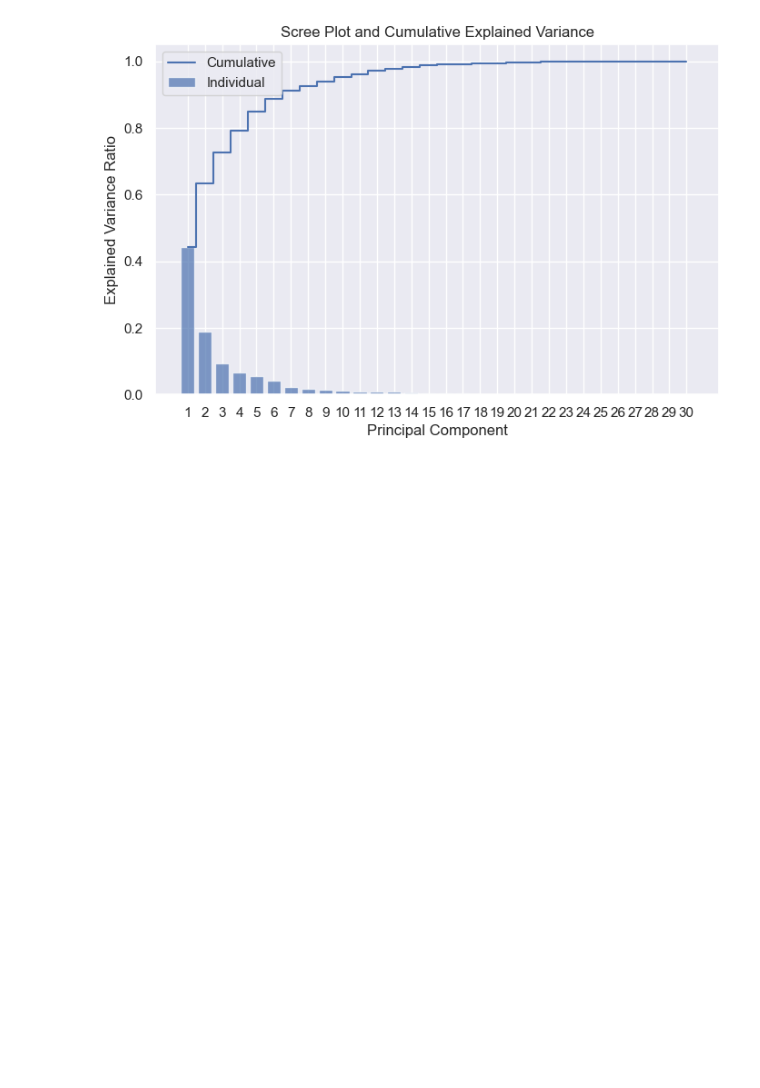
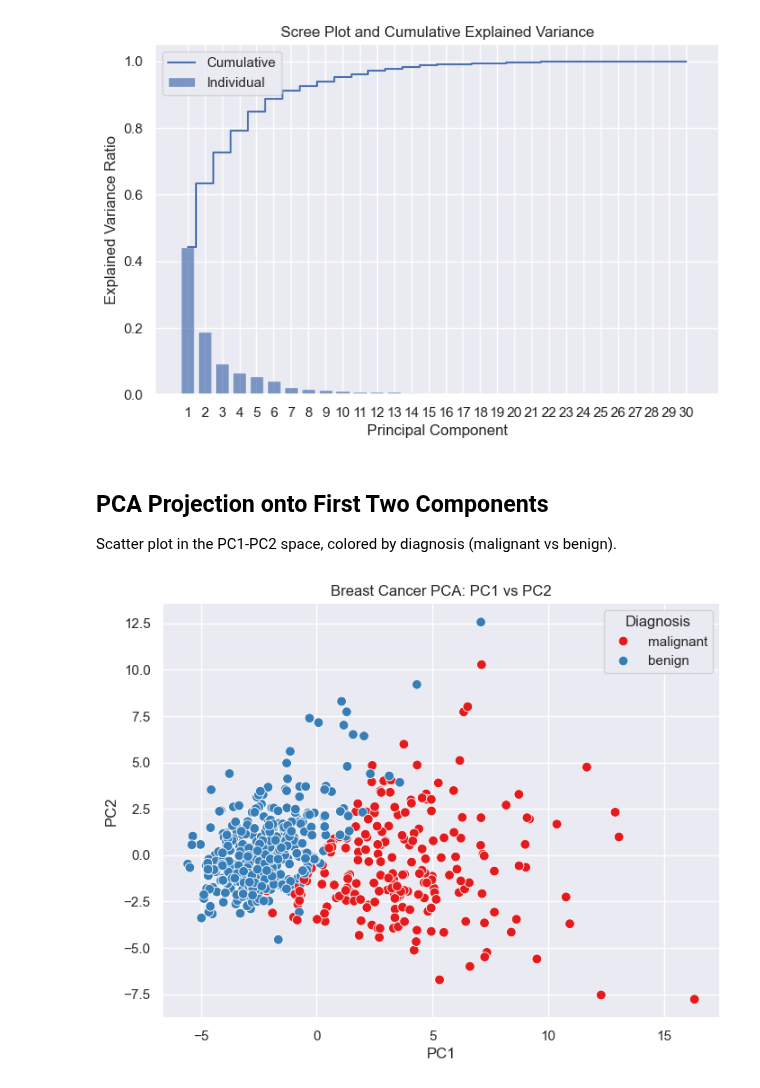
Before and after one commit to t0dd26/CMOR438-Spring-2025, a Jupyter notebook: Unsupervised ML/PCA.ipynb, the cells around one changed output. Drawn from its saved outputs; the diff is of its cells as text; code cells hidden in the pictures; blank space fills up the shorter version.

```diff
--- a/Unsupervised ML/PCA.ipynb
+++ b/Unsupervised ML/PCA.ipynb
@@ -107,3 +194,18 @@ plt.grid(True)
 plt.show()
 # %% [output]
 [figure]
+# %% [markdown]
+## PCA Projection onto First Two Components
+Scatter plot in the PC1-PC2 space, colored by diagnosis (malignant vs benign).
+# %%
+pca2 = PCA(n_components=2)
+X_pca2 = pca2.fit_transform(X_scaled)
+plt.figure(figsize=(8,6))
+sns.scatterplot(x=X_pca2[:,0], y=X_pca2[:,1], hue=y.map({0:'malignant',1:'benign'}), palette='Set1', s=60)
+plt.xlabel('PC1')
+plt.ylabel('PC2')
+plt.title('Breast Cancer PCA: PC1 vs PC2')
+plt.legend(title='Diagnosis')
+plt.show()
+# %% [output]
+[figure, added]
```
Also changed, not shown: parts of 13 cells of this notebook.
